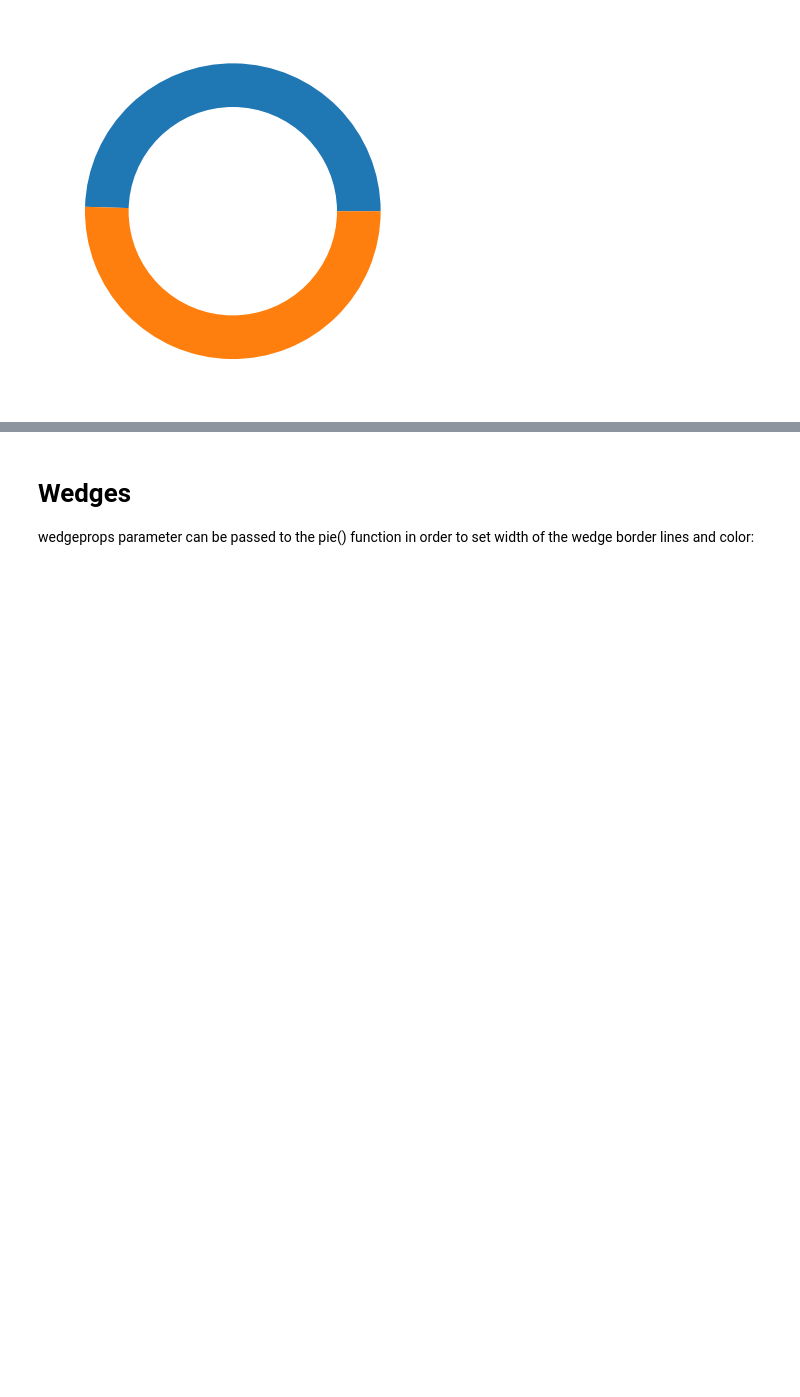
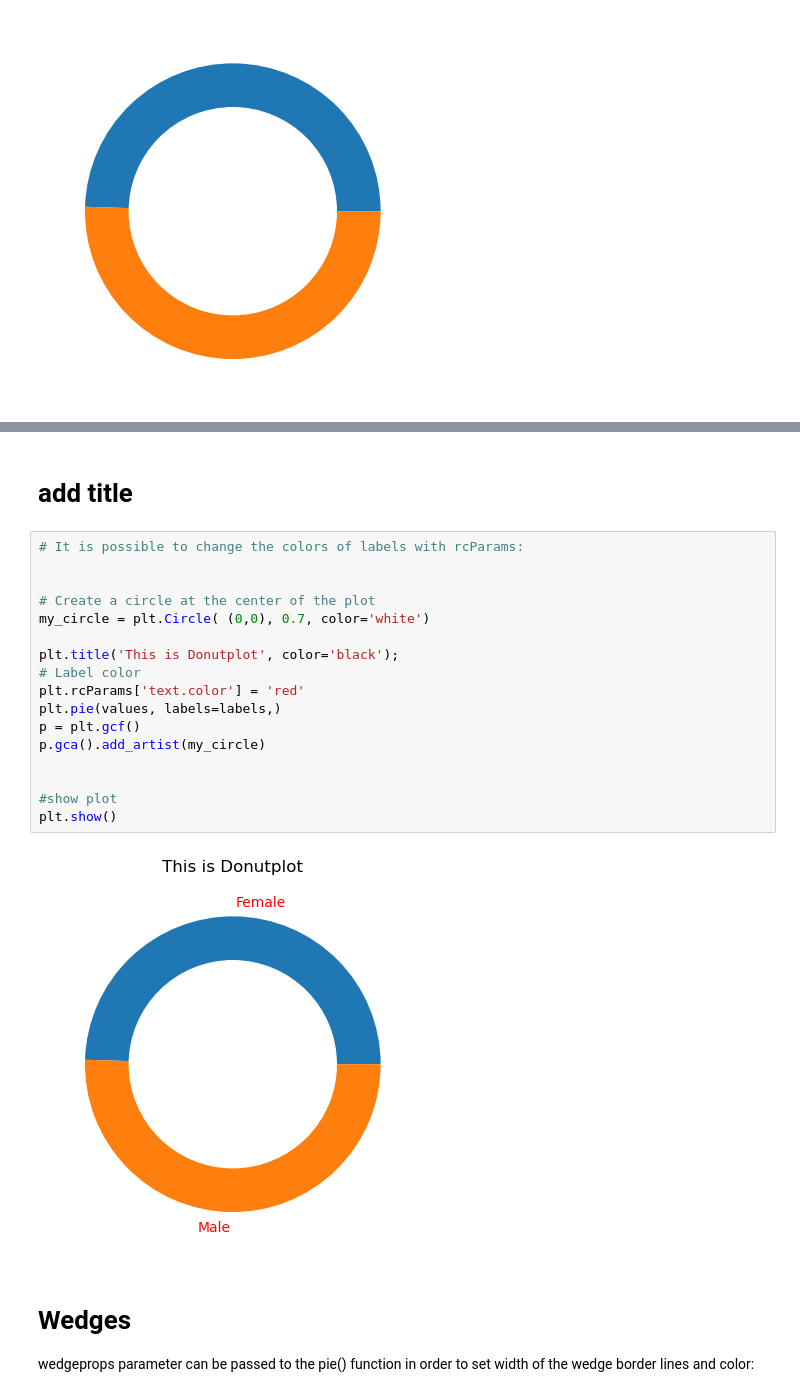
Before and after one commit to pritomsh/donutplot-with-matplotlib, a Jupyter notebook: donutplot-with-matplotlib.ipynb, the cells around one changed output, grey strips where cells are left out. Cells and saved outputs as stored; diff of their text form; blank space fills up the shorter version.

```diff
--- a/donutplot-with-matplotlib.ipynb
+++ b/donutplot-with-matplotlib.ipynb
@@ -88,6 +118,27 @@ p.gca().add_artist(my_circle)
 plt.show()
 # %% [output]
 [figure]
+# %% [markdown]
+# add title
+# %%
+# It is possible to change the colors of labels with rcParams:
+
+
+# Create a circle at the center of the plot
+my_circle = plt.Circle( (0,0), 0.7, color='white')
+
+plt.title('This is Donutplot', color='black');
+# Label color
+plt.rcParams['text.color'] = 'red'
+plt.pie(values, labels=labels,)
+p = plt.gcf()
+p.gca().add_artist(my_circle)
+
+
+#show plot
+plt.show()
+# %% [output]
+[figure, added]
 # %% [markdown]
 # Wedges
 wedgeprops parameter can be passed to the pie() function in order to set width of the wedge border lines and color:
```
Also changed, not shown: parts of 13 cells of this notebook.
